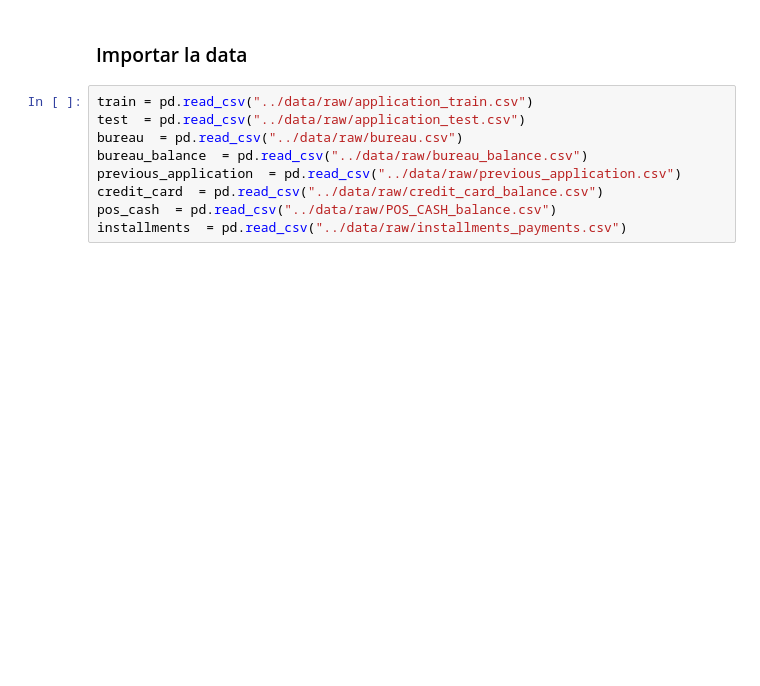
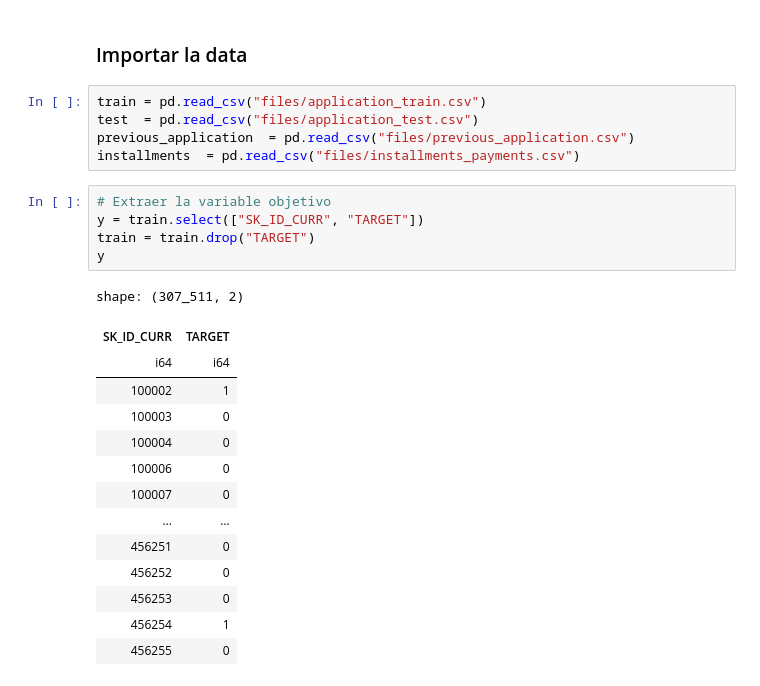
Before and after one commit to spereze27/Analysis-home-credit-default-risk, a Jupyter notebook: preprocesamiento_home_credit.ipynb, the cells around one changed output. Saved outputs shown, nothing was run; the diff lists cells and outputs as text; blank space fills up the shorter version.

```diff
--- a/preprocesamiento_home_credit.ipynb
+++ b/preprocesamiento_home_credit.ipynb
@@ -203,11 +243,27 @@ def agregar_por_cliente(data, id_col, etiqueta=None):
 # %% [markdown]
 ### Importar la data
 # %%
-train = pd.read_csv("../data/raw/application_train.csv")
-test  = pd.read_csv("../data/raw/application_test.csv")
-bureau  = pd.read_csv("../data/raw/bureau.csv")
-bureau_balance  = pd.read_csv("../data/raw/bureau_balance.csv")
-previous_application  = pd.read_csv("../data/raw/previous_application.csv")
-credit_card  = pd.read_csv("../data/raw/credit_card_balance.csv")
-pos_cash  = pd.read_csv("../data/raw/POS_CASH_balance.csv")
-installments  = pd.read_csv("../data/raw/installments_payments.csv")
+train = pd.read_csv("files/application_train.csv")
+test  = pd.read_csv("files/application_test.csv")
+previous_application  = pd.read_csv("files/previous_application.csv")
+installments  = pd.read_csv("files/installments_payments.csv")
+# %%
+# Extraer la variable objetivo
+y = train.select(["SK_ID_CURR", "TARGET"])
+train = train.drop("TARGET")
+y
+# %% [output]
+shape: (307_511, 2)
+| SK_ID_CURR | TARGET |
+| i64 | i64 |
+| 100002 | 1 |
+| 100003 | 0 |
+| 100004 | 0 |
+| 100006 | 0 |
+| 100007 | 0 |
+| … | … |
+| 456251 | 0 |
+| 456252 | 0 |
+| 456253 | 0 |
+| 456254 | 1 |
+| 456255 | 0 |
```
Also changed, not shown: parts of 34 cells of this notebook, 1 other file.
